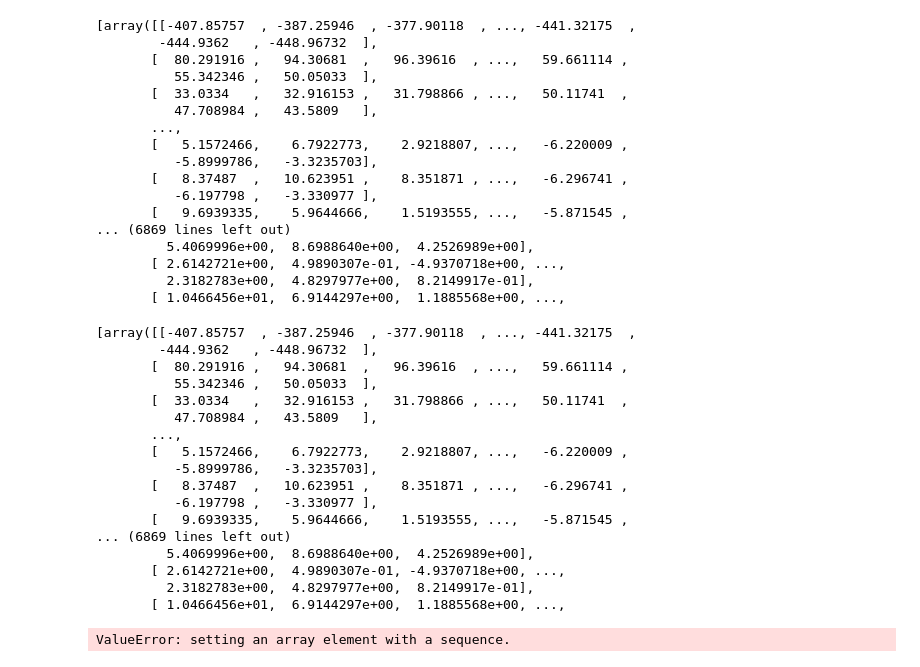
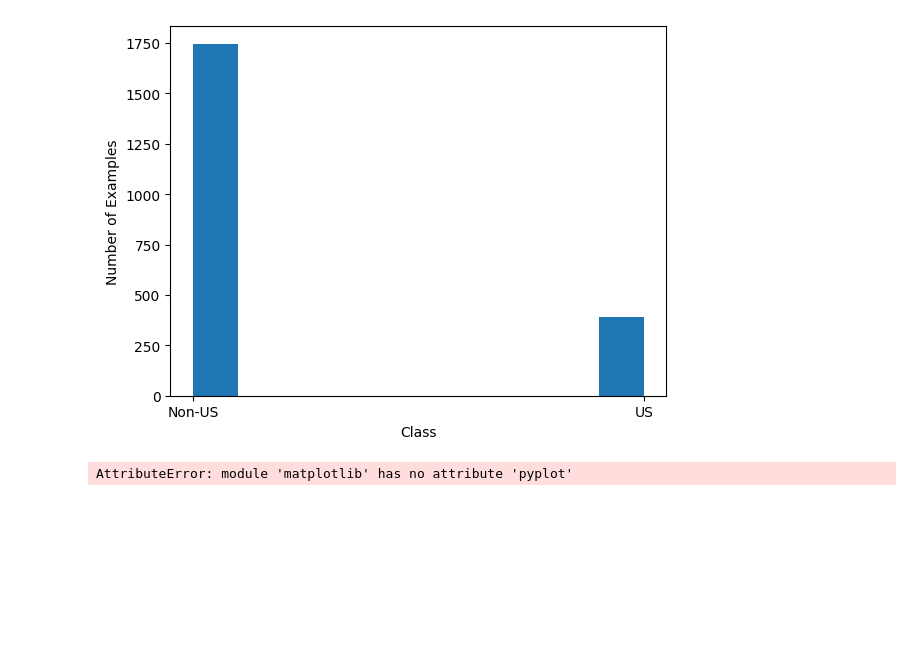
Before and after one commit to m-cohn/Group9-FinalProject, a Jupyter notebook: model-comparison.ipynb, the cells around one changed output. Drawn from its saved outputs; the diff is of its cells as text; code cells hidden in the pictures; blank space fills up the shorter version.

```diff
--- a/model-comparison.ipynb
+++ b/model-comparison.ipynb
@@ -16,9 +22,20 @@ df = pd.read_csv("speakers_all.csv")
 hasFile = np.asarray(df["file_missing?"].to_list())
 # %%
 # Gets the labels from the dataframe and returns them as US and non-US
-all = np.asarray(df["native_language"])
-isUS = np.isin(all, "usa")
+all = np.asarray(df["country"])
+isUS = all == 'usa'
 labels = ma.masked_array(isUS, hasFile, fill_value = None)
+# %%
+labelArray = labels.compressed()
+labelArray = np.select([labelArray == True, labelArray == False], ["US", "Non-US"])
+# %%
+plt.hist(labelArray)
+plt.xlabel('Class')
+plt.ylabel('Number of Examples')
+plt.show()
+# %% [output]
+[figure, added]
+AttributeError: module 'matplotlib' has no attribute 'pyplot'
 # %%
 # Gets audio data needed to find audio features
 # currently takes about 2.5 minutes
@@ -41,49 +58,3 @@ mfccs = []
 
 for i, j in zip(data, srate):
     mfccs.append(librosa.feature.mfcc(y=i, sr=j))
-# %%
-print(mfccs)
-
-mfccArray = np.array([elem for elem in enumerate(mfccs)])
-labelArray = np.asarray(labels)
-
-print(mfccs)
-print(labels)
-
-lr.main(mfccArray, labelArray)
-# %% [output]
-[array([[-407.85757  , -387.25946  , -377.90118  , ..., -441.32175  ,
-        -444.9362   , -448.96732  ],
-       [  80.291916 ,   94.30681  ,   96.39616  , ...,   59.661114 ,
-          55.342346 ,   50.05033  ],
-       [  33.0334   ,   32.916153 ,   31.798866 , ...,   50.11741  ,
-          47.708984 ,   43.5809   ],
-       ...,
-       [   5.1572466,    6.7922773,    2.9218807, ...,   -6.220009 ,
-          -5.8999786,   -3.3235703],
-       [   8.37487  ,   10.623951 ,    8.351871 , ...,   -6.296741 ,
-          -6.197798 ,   -3.330977 ],
-       [   9.6939335,    5.9644666,    1.5193555, ...,   -5.871545 ,
-... (6869 lines left out)
-         5.4069996e+00,  8.6988640e+00,  4.2526989e+00],
-       [ 2.6142721e+00,  4.9890307e-01, -4.9370718e+00, ...,
-         2.3182783e+00,  4.8297977e+00,  8.2149917e-01],
-       [ 1.0466456e+01,  6.9144297e+00,  1.1885568e+00, ...,
-[array([[-407.85757  , -387.25946  , -377.90118  , ..., -441.32175  ,
-        -444.9362   , -448.96732  ],
-       [  80.291916 ,   94.30681  ,   96.39616  , ...,   59.661114 ,
-          55.342346 ,   50.05033  ],
-       [  33.0334   ,   32.916153 ,   31.798866 , ...,   50.11741  ,
-          47.708984 ,   43.5809   ],
-       ...,
-       [   5.1572466,    6.7922773,    2.9218807, ...,   -6.220009 ,
-          -5.8999786,   -3.3235703],
-       [   8.37487  ,   10.623951 ,    8.351871 , ...,   -6.296741 ,
-          -6.197798 ,   -3.330977 ],
-       [   9.6939335,    5.9644666,    1.5193555, ...,   -5.871545 ,
-... (6869 lines left out)
-         5.4069996e+00,  8.6988640e+00,  4.2526989e+00],
-       [ 2.6142721e+00,  4.9890307e-01, -4.9370718e+00, ...,
-         2.3182783e+00,  4.8297977e+00,  8.2149917e-01],
-       [ 1.0466456e+01,  6.9144297e+00,  1.1885568e+00, ...,
-ValueError: setting an array element with a sequence.
```
Also changed, not shown: parts of 5 cells of this notebook, 1 other file.
